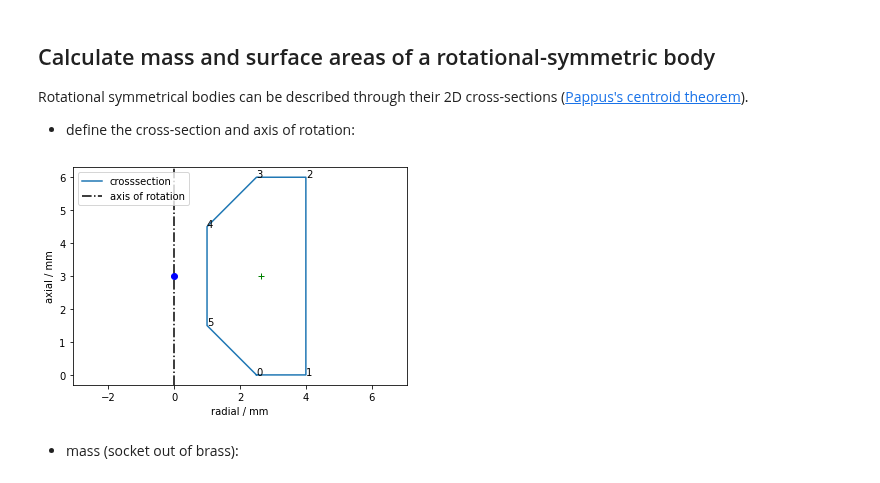
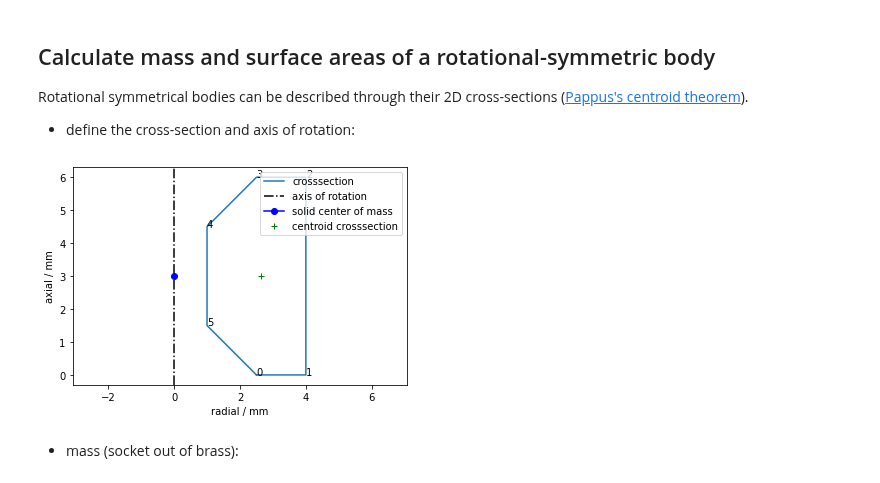
Before and after one commit to gerritnowald/polygon, a Jupyter notebook: examples/examples.ipynb, the cells around one changed output. Cells and saved outputs as stored; diff of their text form; code cells hidden in the pictures.

```diff
--- a/examples/examples.ipynb
+++ b/examples/examples.ipynb
@@ -106,16 +106,16 @@ socket = polygon(Vertices, axis=1)
 # %%
 plt.figure()
 socket.plot(numbers=True, label='crosssection')
-socket.plot_rotation_axis(label='axis of rotation')
-socket.plot_CenterMass(marker='o',color='b')
-plt.plot(socket.CenterMassCrossSection[0], socket.CenterMassCrossSection[1], 'g+')
+socket.plotRotationAxis(label='axis of rotation')
+socket.plotCenterMass(marker='o', color='b', label='solid center of mass')
+plt.plot(socket.CenterMassCrossSection[0], socket.CenterMassCrossSection[1], 'g+', label='centroid crosssection')
 plt.legend()
 plt.xlabel('radial / mm')
 plt.ylabel('axial / mm')
 plt.axis('equal')
 plt.show()
 # %% [output]
-[figure, old version]
+[figure, new version]
 # %% [markdown]
 - mass (socket out of brass):
 # %%
```
Also changed, not shown: parts of 6 cells of this notebook, 4 other files.
